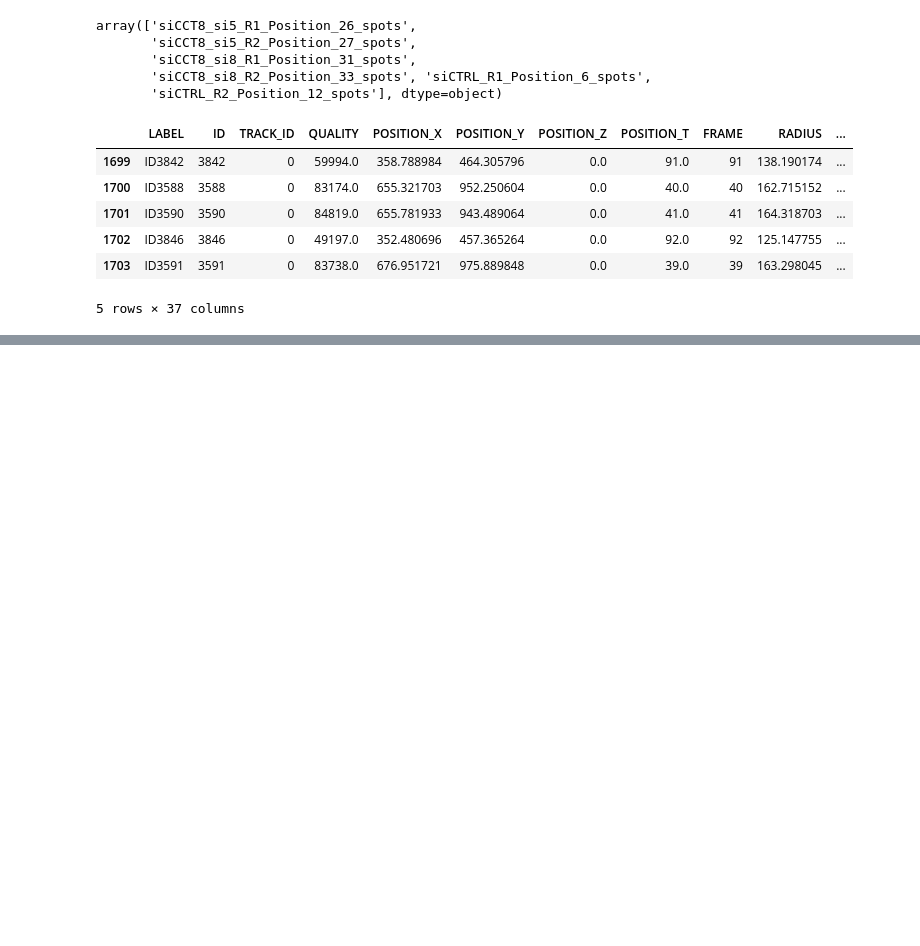
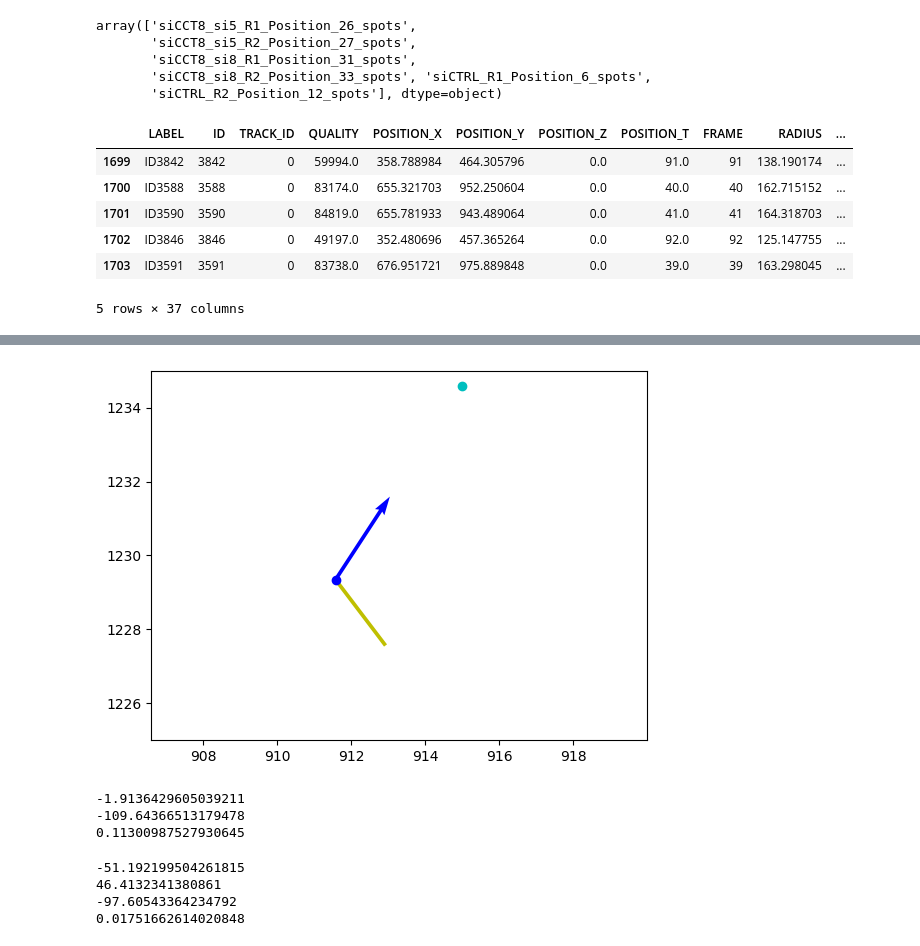
Before and after one commit to CellMigrationLab/AFT_tracks, a Jupyter notebook: 20250303_test_imports.ipynb, the cells around one changed output, grey strips where cells are left out. Drawn from its saved outputs; the diff is of its cells as text; code cells hidden in the pictures; blank space fills up the shorter version.

```diff
--- a/20250303_test_imports.ipynb
+++ b/20250303_test_imports.ipynb
@@ -178,0 +250,15 @@ sns.lineplot(data=df_track, x=df_track.POSITION_X, y=df_track.POSITION_Y)
+# %%
+track_length = [track_next[0]-track_current[0], track_next[1]-track_current[1]]
+track_norm = np.sqrt(track_length[0] ** 2 + track_length[1] ** 2)
+track_direction = [track_length[0]/track_norm, track_length[1]/track_norm]
+track_angle = np.arctan2(track_direction[1], track_direction[0])
+track_angle1 = np.arctan(track_direction[1]/ track_direction[0])
+
+print(track_current)
+print(track_next)
+print(track_length)
+print(track_norm)
+print(track_direction)
+print(track_angle)
+print(track_angle1)
+print(track_angle*180/np.pi)
@@ -178,0 +274,50 @@ sns.lineplot(data=df_track, x=df_track.POSITION_X, y=df_track.POSITION_Y)
+# %%
+plt.plot(track_current[0], track_current[1], marker='o', color='b')
+plt.plot(track_next[0], track_next[1], marker='o', color='c')
+
+plt.quiver(track_current[0], track_current[1],track_direction[0], track_direction[1], color='b', scale=5) # track
+plt.quiver(track_current[0], track_current[1],u[0][idx_closest],v[0][idx_closest], color='y', scale=150, headaxislength=0, headlength=0) # AFT
+
+plt.axis('equal')
+
+plt.ylim([1225, 1235])
+plt.show()
+# %% [output]
+[figure, added]
+# %%
+AFT_track_angle = AFT_angle-track_angle
+AFT_track_cos = np.cos(AFT_track_angle)
+
+print(AFT_track_angle)
+print(AFT_track_angle*180/np.pi)
+print(AFT_track_cos ** 2)
+# %% [output]
+-1.9136429605039211
+-109.64366513179478
+0.11300987527930645
+# %%
+time_point = 1
+
+track_current = [df_track.loc[time_point, 'POSITION_X'], df_track.loc[time_point, 'POSITION_Y']]
+track_next = [df_track.loc[time_point+1, 'POSITION_X'], df_track.loc[time_point+1, 'POSITION_Y']]
+
+d_closest,idx_closest = spatial.KDTree(AFT_coords).query(track_current)
+AFT_angle = np.ravel(im_theta[time_point])[idx_closest]
+
+track_length = [track_next[0]-track_current[0], track_next[1]-track_current[1]]
+track_norm = np.sqrt(track_length[0] ** 2 + track_length[1] ** 2)
+track_direction = [track_length[0]/track_norm, track_length[1]/track_norm]
+track_angle = np.arctan2(track_direction[1], track_direction[0])
+
+AFT_track_angle = AFT_angle-track_angle
+AFT_track_cos = np.cos(AFT_track_angle)
+
+print(AFT_angle*180/np.pi)
+print(track_angle*180/np.pi)
+print(AFT_track_angle*180/np.pi)
+print(AFT_track_cos ** 2)
+# %% [output]
+-51.192199504261815
+46.4132341380861
+-97.60543364234792
+0.01751662614020848
```
Also changed, not shown: parts of 24 cells of this notebook.
